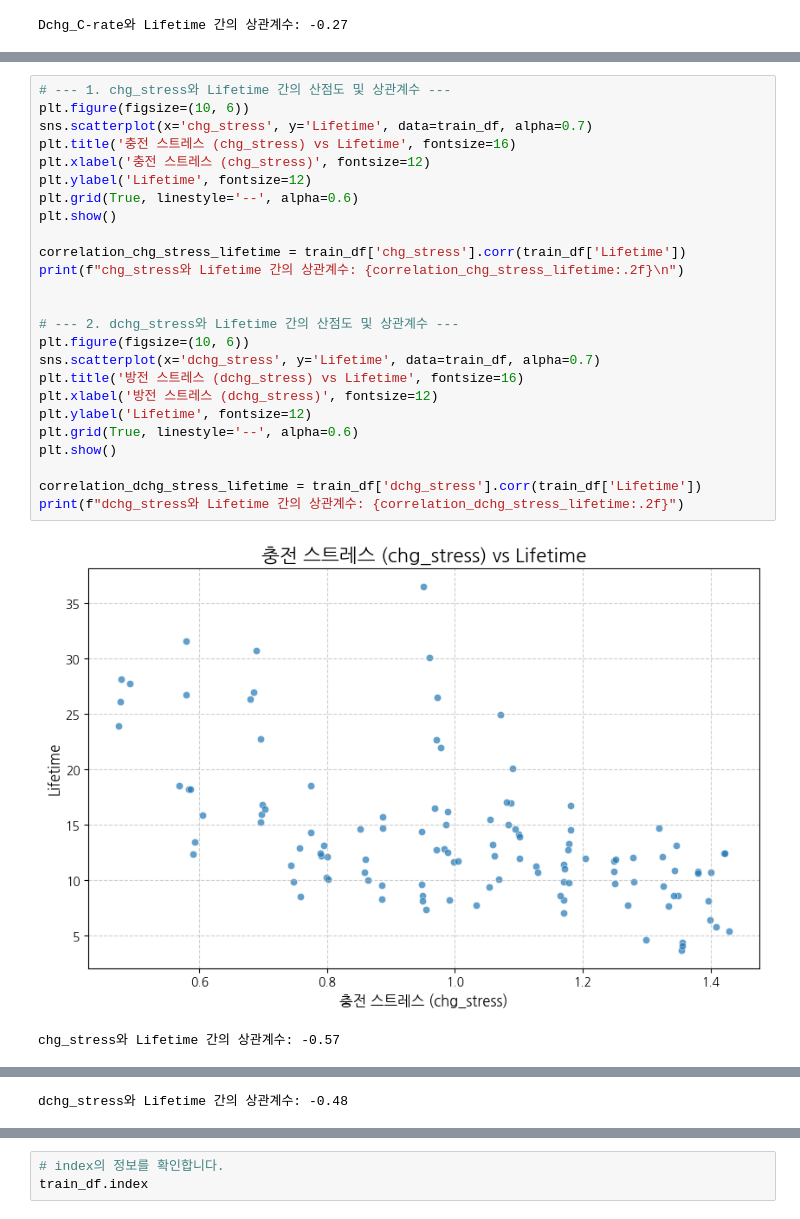
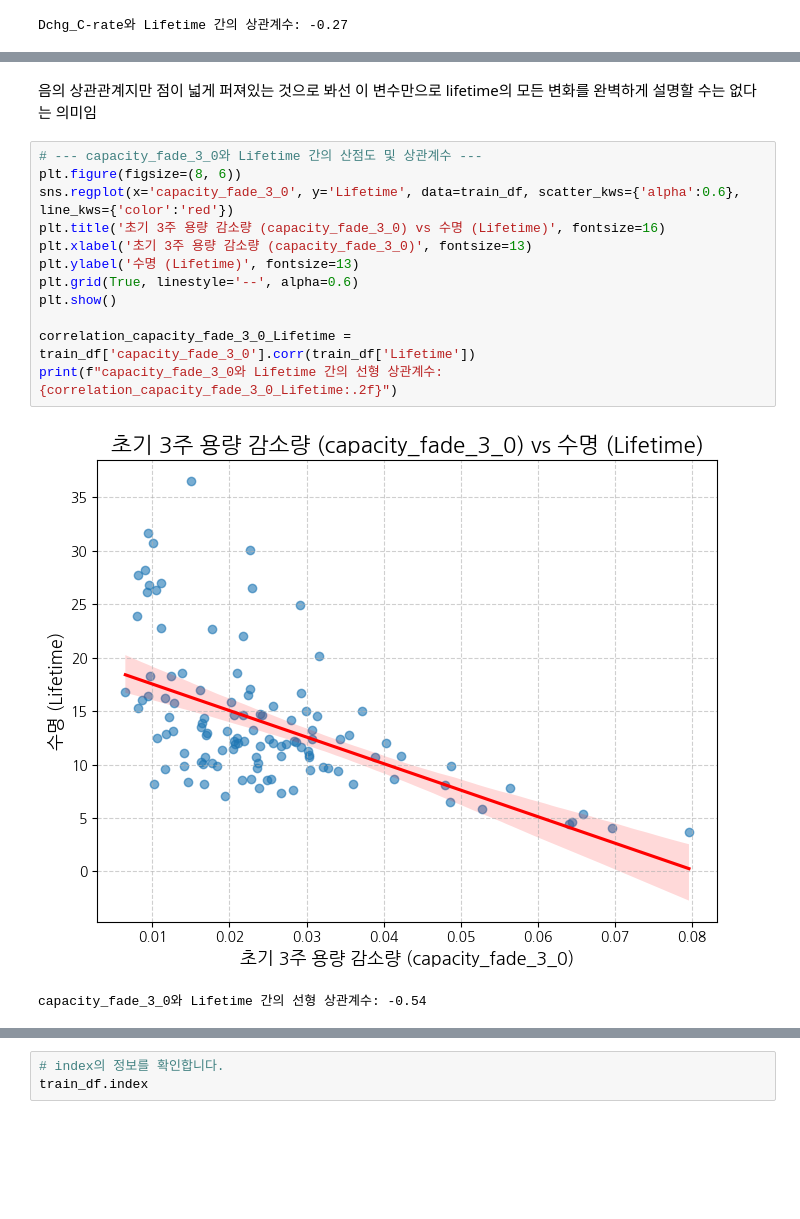
Before and after one commit to Uheech/YearDreamSchool-Competition, a Jupyter notebook: code.ipynb, the cells around one changed output, grey strips where cells are left out. Cells and saved outputs as stored; diff of their text form; blank space fills up the shorter version.

```diff
--- a/code.ipynb
+++ b/code.ipynb
@@ -440,28 +617,17 @@ Dchg_C-rate와 dchg_stress 간의 상관계수: 0.92
+# %% [markdown]
+음의 상관관계지만 점이 넓게 퍼져있는 것으로 봐선 이 변수만으로 lifetime의 모든 변화를 완벽하게 설명할 수는 없다는 의미임
 # %%
-# --- 1. chg_stress와 Lifetime 간의 산점도 및 상관계수 ---
-plt.figure(figsize=(10, 6))
-sns.scatterplot(x='chg_stress', y='Lifetime', data=train_df, alpha=0.7)
-plt.title('충전 스트레스 (chg_stress) vs Lifetime', fontsize=16)
-plt.xlabel('충전 스트레스 (chg_stress)', fontsize=12)
-plt.ylabel('Lifetime', fontsize=12)
+# --- capacity_fade_3_0와 Lifetime 간의 산점도 및 상관계수 ---
+plt.figure(figsize=(8, 6))
+sns.regplot(x='capacity_fade_3_0', y='Lifetime', data=train_df, scatter_kws={'alpha':0.6}, line_kws={'color':'red'})
+plt.title('초기 3주 용량 감소량 (capacity_fade_3_0) vs 수명 (Lifetime)', fontsize=16)
+plt.xlabel('초기 3주 용량 감소량 (capacity_fade_3_0)', fontsize=13)
+plt.ylabel('수명 (Lifetime)', fontsize=13)
 plt.grid(True, linestyle='--', alpha=0.6)
 plt.show()
 
-correlation_chg_stress_lifetime = train_df['chg_stress'].corr(train_df['Lifetime'])
-print(f"chg_stress와 Lifetime 간의 상관계수: {correlation_chg_stress_lifetime:.2f}\n")
-
-
-# --- 2. dchg_stress와 Lifetime 간의 산점도 및 상관계수 ---
-plt.figure(figsize=(10, 6))
-sns.scatterplot(x='dchg_stress', y='Lifetime', data=train_df, alpha=0.7)
-plt.title('방전 스트레스 (dchg_stress) vs Lifetime', fontsize=16)
-plt.xlabel('방전 스트레스 (dchg_stress)', fontsize=12)
-plt.ylabel('Lifetime', fontsize=12)
-plt.grid(True, linestyle='--', alpha=0.6)
-plt.show()
-
-correlation_dchg_stress_lifetime = train_df['dchg_stress'].corr(train_df['Lifetime'])
-print(f"dchg_stress와 Lifetime 간의 상관계수: {correlation_dchg_stress_lifetime:.2f}")
+correlation_capacity_fade_3_0_Lifetime = train_df['capacity_fade_3_0'].corr(train_df['Lifetime'])
+print(f"capacity_fade_3_0와 Lifetime 간의 선형 상관계수: {correlation_capacity_fade_3_0_Lifetime:.2f}")
 # %% [output]
-[figure, old version]
+[figure, new version]
-chg_stress와 Lifetime 간의 상관계수: -0.57
+capacity_fade_3_0와 Lifetime 간의 선형 상관계수: -0.54
@@ -469 +633,0 @@ chg_stress와 Lifetime 간의 상관계수: -0.57
-dchg_stress와 Lifetime 간의 상관계수: -0.48
```
Also changed, not shown: parts of 36 cells of this notebook.
